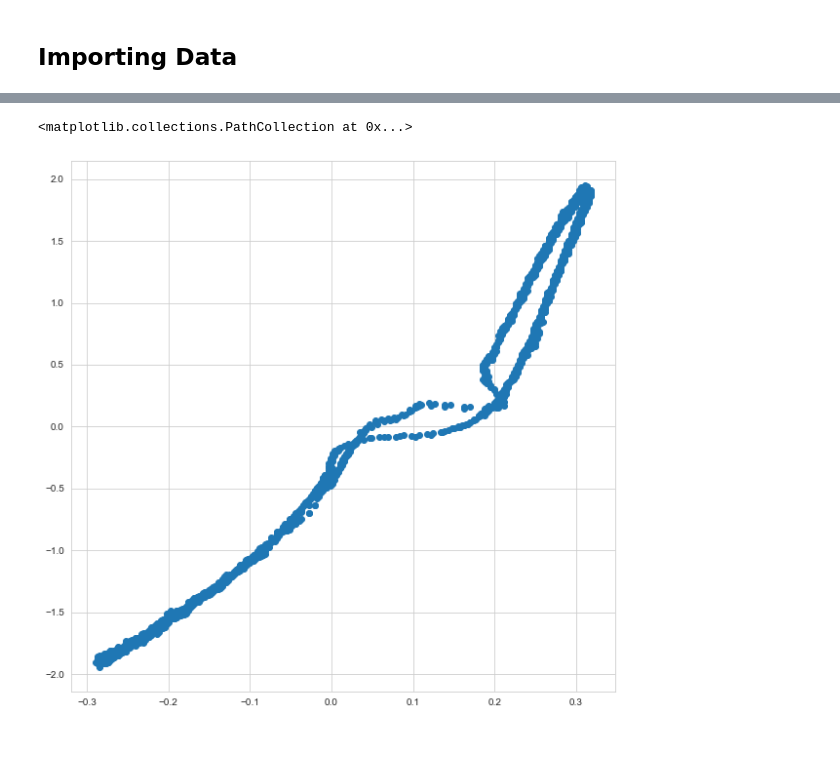
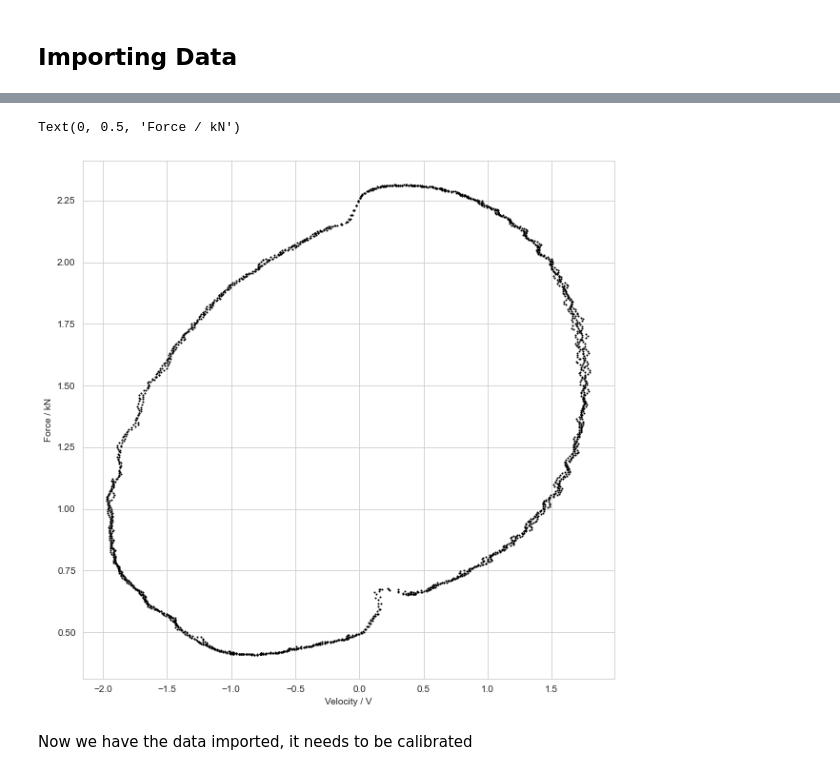
Before and after one commit to nv0id/VibrationsLab, a Jupyter notebook: src/Main.ipynb, the cells around one changed output, grey strips where cells are left out. Saved outputs shown, nothing was run; the diff lists cells and outputs as text; code cells hidden in the pictures; blank space fills up the shorter version.

```diff
--- a/src/Main.ipynb
+++ b/src/Main.ipynb
@@ -99,5 +99,18 @@ df.head(10)
-# %%
-plt.scatter(df['Force'],df['Velocity'])
-# %% [output]
-<matplotlib.collections.PathCollection at 0x...>
-[figure, removed]
+# %%
+# Test graph
+xaxis='Velocity';xunit='V'
+yaxis='Force';yunit='kN'
+
+plt.scatter(x=df[xaxis],
+            y=df[yaxis],
+            s=1,
+            color='black'
+           )
+
+plt.xlabel(xaxis +' / '+ xunit)
+plt.ylabel(yaxis +' / '+ yunit)
+# %% [output]
+Text(0, 0.5, 'Force / kN')
+[figure, added]
+# %% [markdown]
+Now we have the data imported, it needs to be calibrated
```
Also changed, not shown: parts of 3 cells of this notebook, 13 other files.
